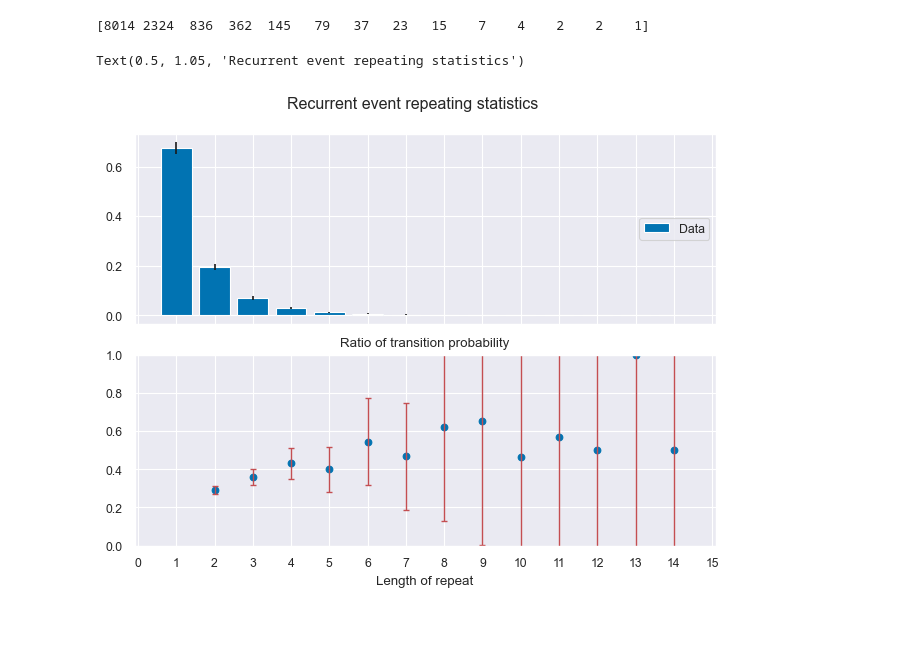
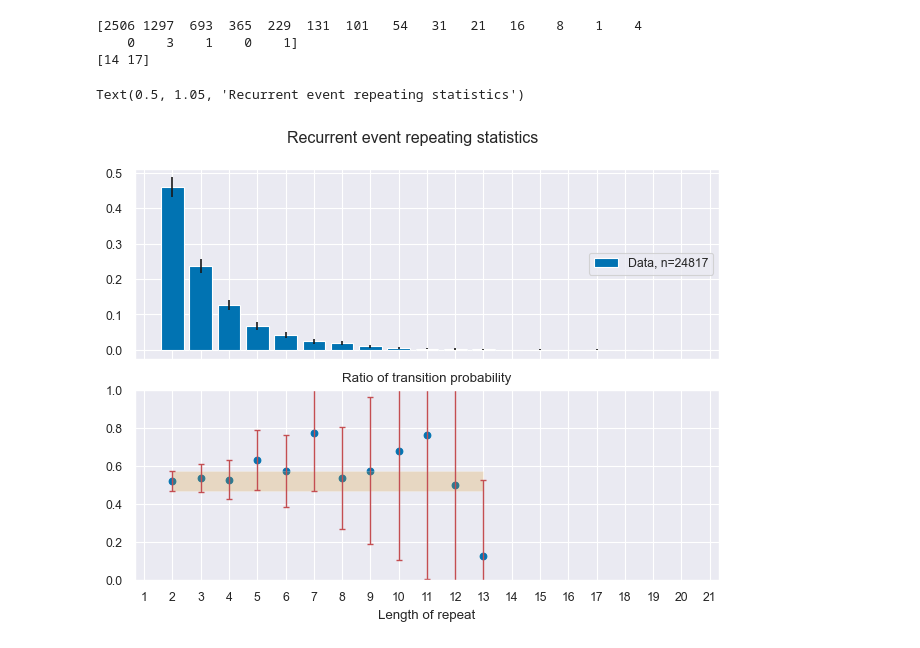
Before and after one commit to christianlao12/DP1_DP2_Project, a Jupyter notebook: substorm_type_statistics.ipynb, the cells around one changed output. Saved outputs shown, nothing was run; the diff lists cells and outputs as text; code cells hidden in the pictures.

```diff
--- a/substorm_type_statistics.ipynb
+++ b/substorm_type_statistics.ipynb
@@ -16,7 +16,7 @@ sophie80df['Date_UTC'] = pd.to_datetime(sophie80df['Date_UTC'])
 
 array = np.zeros(len(sophie80df['Date_UTC']),dtype=int)
 for i in range(4,len(sophie80df['Date_UTC'])-2):
-    if (sophie80df.iloc[i-4]['Phase'] == 1) and (sophie80df.iloc[i-3]['Phase'] == 2) and (sophie80df.iloc[i-2]['Phase'] == 3) and (sophie80df.iloc[i-1]['Phase'] == 1) and (sophie80df.iloc[i]['Phase'] == 2) and (sophie80df.iloc[i+1]['Phase'] == 3) and (sophie80df.iloc[i+2]['Phase'] == 1) :
+    if (sophie80df.iloc[i-4]['Phase'] == 1) and (sophie80df.iloc[i-3]['Phase'] == 2) and (sophie80df.iloc[i-3]['Flag'] == 0) and (sophie80df.iloc[i-2]['Phase'] == 3) and (sophie80df.iloc[i-1]['Phase'] == 1) and (sophie80df.iloc[i]['Phase'] == 2) and (sophie80df.iloc[i+1]['Phase'] == 3) and (sophie80df.iloc[i+2]['Phase'] == 1) :
         array[i] = 1
         continue
     else:
@@ -27,7 +27,7 @@ sophie80df['GERG'] = array
 
 array = np.zeros(len(sophie80df['Date_UTC']),dtype=int)
 for i in range(2,len(sophie80df['Date_UTC'])-1):
-    if (sophie80df.iloc[i-2]['Phase'] == 2) and (sophie80df.iloc[i-1]['Phase'] == 3) and (sophie80df.iloc[i]['Phase'] == 2) and (sophie80df.iloc[i+1]['Phase'] == 3):
+    if (sophie80df.iloc[i-2]['Phase'] == 2) and (sophie80df.iloc[i-2]['Flag'] == 0) and (sophie80df.iloc[i-1]['Phase'] == 3) and (sophie80df.iloc[i]['Phase'] == 2) and (sophie80df.iloc[i+1]['Phase'] == 3):
         array[i] = 1
         continue
     else:
@@ -175,14 +174,15 @@ Text(0.5, 1.05, 'Isolated event repeating statistics')
 # %%
-len_repeat = 8
+len_repeat = 13
 
-index_repeat = np.where((~s).cumsum()[s].value_counts()==7)[0]
+index_repeat = np.where((~s).cumsum()[s].value_counts()==len_repeat)[0]
 
 for i in index_repeat:
     start = np.where((~s).cumsum()[s]==(~s).cumsum()[s].value_counts().index[i])[0][0]
     stop = start + len_repeat
     sophieindicesstart = (~s).cumsum()[s][start:stop].index[0]
     slice = sophie80onsetdf.iloc[sophieindicesstart-1:sophieindicesstart+len_repeat]
-    print(slice['Date_UTC'][slice.index[0]])
-    print(slice['Date_UTC'][slice.index[-1]]+slice['Duration'][slice.index[-1]])
-    print('\n')
+    print(slice)
+    # print(slice['Date_UTC'][slice.index[0]])
+    # print(slice['Date_UTC'][slice.index[-1]]+slice['Duration'][slice.index[-1]])
+    # print('\n')
 # %% [output]
@@ -206,45 +206,55 @@ for i in index_repeat:
 # %%
-s = (sophie80onsetdf['ERER'] == 1) & (sophie80onsetdf['Flag'] == 0)
-co = (~s).cumsum()[s].value_counts().to_list()
+x = np.where(sophie80onsetdf['ERER']==1)[0]
+y = np.where(sophie80onsetdf['Flag']==0)[0]
+indices_onsets =np.intersect1d(x,y)
+s = np.zeros(len(sophie80onsetdf))
+s[indices_onsets] = True
+s = pd.Series(s.astype(bool))
 
 y, x = np.histogram(co, bins=np.arange(1,np.max(co)+2,1))
-x = x[:-1]
+x = x[:-1] + 1
 print(y)
 yerror = [np.sqrt(i) for i in y]
-
+print(np.where(y==0)[0])
 if np.where(y==0)[0].size > 0:
     yanalysis = y[:np.where(y==0)[0][0]]
 else:
     yanalysis = y
+
+yanalysis = yanalysis[:md_pt_end(yanalysis)+1]
 
 yerror = yerror/np.sum(y)
 yerror = 3*yerror
 y = y/np.sum(y)
 yanalysis = yanalysis/sum(yanalysis)
 
 
 ratio = np.array([yanalysis[i]/yanalysis[i-1] for i in range(1,len(yanalysis))])
 ratioerror = np.array([np.sqrt((yerror[i]/yanalysis[i])**2 + (yerror[i-1]/yanalysis[i-1])**2) for i in range(1,len(yanalysis))])
 ratioerror = ratioerror*ratio
 
 fig, (ax, ax1) = plt.subplots(2,1,sharex=True)
 
-ax.bar(x,y,yerr=yerror,label='Data')
+ax.bar(x,y,yerr=yerror,label='Data, n={}'.format(len(indices_onsets)+len(firster)))
 ax.legend(loc='center right')
 
-ax1.scatter(x[1:len(ratio)+1], ratio[:len(ratio)])
-ax1.errorbar(x[1:len(ratio)+1], ratio[:len(ratio)], yerr=ratioerror, fmt='none', ecolor='r', elinewidth=1, capsize=2)
+ax1.scatter(x[:len(ratio)], ratio[:len(ratio)])
+ax1.errorbar(x[:len(ratio)], ratio[:len(ratio)], yerr=ratioerror, fmt='none', ecolor='r', elinewidth=1, capsize=2)
 ax1.xaxis.set_major_locator(ticker.MultipleLocator(1))
 ax1.set_xlabel("Length of repeat")
 ax1.set_title("Ratio of transition probability")
 ax1.set_ylim(0,1)
 
+ax1.fill_between(x[:len(ratio)], ratio[0]-ratioerror[0], ratio[0]+ratioerror[0], alpha=0.2)
+
 fig.tight_layout(pad=1)
 fig.suptitle("Recurrent event repeating statistics", y=1.05)
 # %% [output]
-[8014 2324  836  362  145   79   37   23   15    7    4    2    2    1]
+[2506 1297  693  365  229  131  101   54   31   21   16    8    1    4
+    0    3    1    0    1]
+[14 17]
 Text(0.5, 1.05, 'Recurrent event repeating statistics')
-[figure, old version]
+[figure, new version]
 # %%
 def waitingtime_hist(array):
     x, y = np.histogram(array['Waiting Time']/pd.to_timedelta(1,'h'),bins=np.arange(0,12.25,.25))
```
Also changed, not shown: parts of 4 cells of this notebook.
